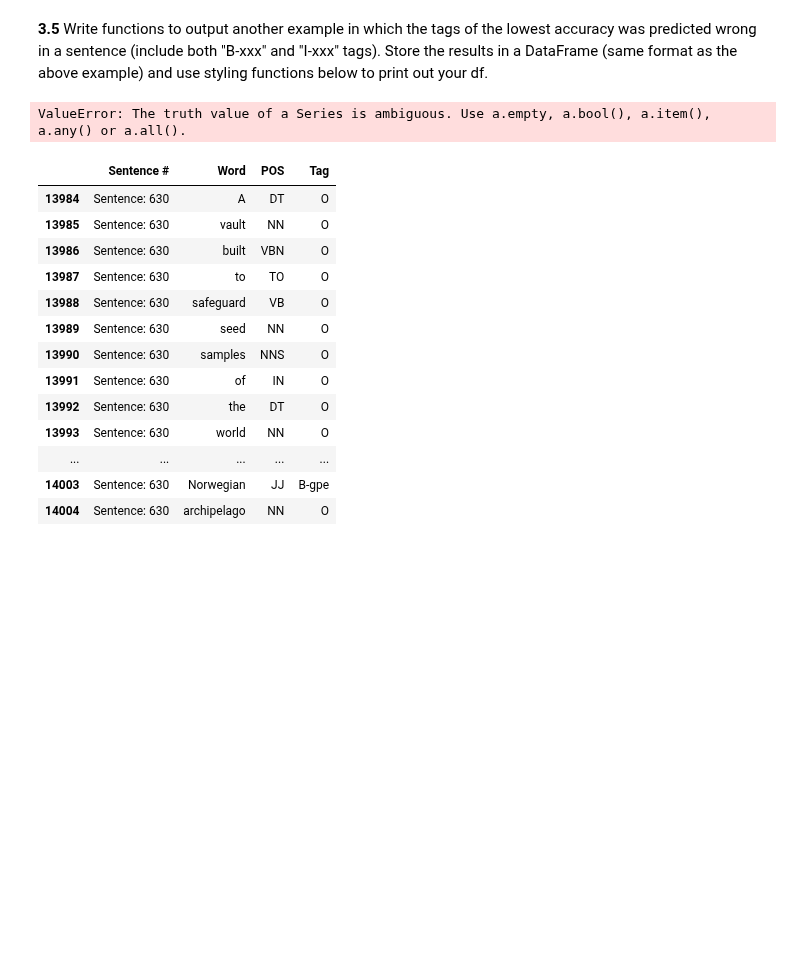
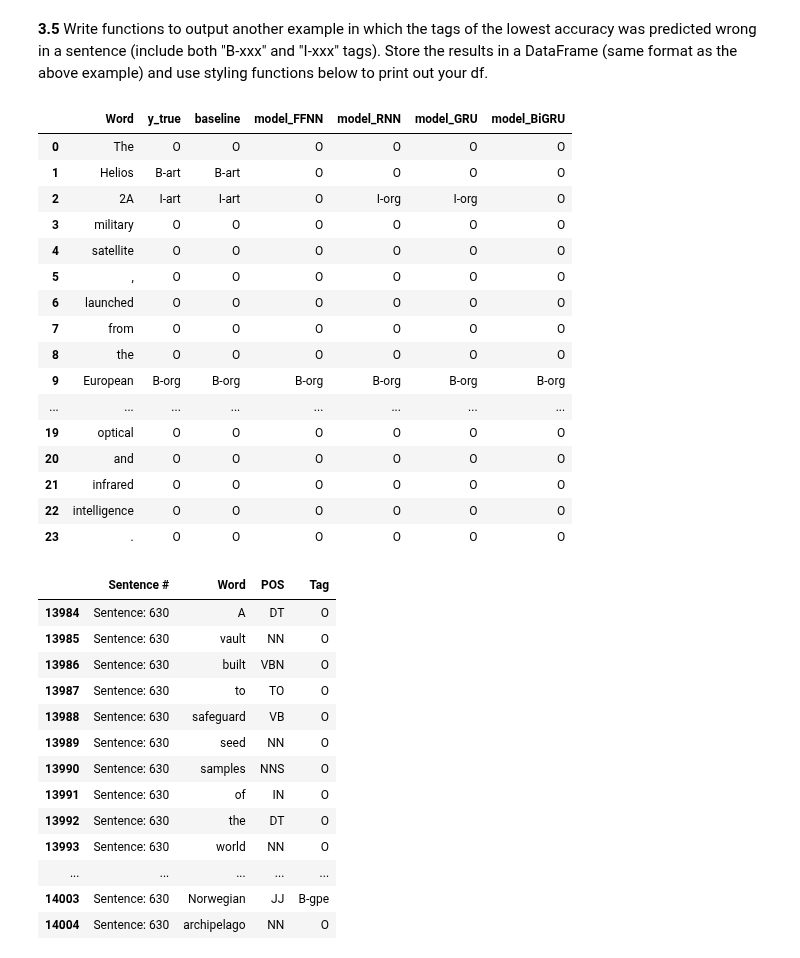
Before and after one commit to jackxxu/2020-CS109B, a Jupyter notebook: content/homeworks/hw06/notebook/cs109b_hw6.ipynb, the cells around one changed output. Saved outputs shown, nothing was run; the diff lists cells and outputs as text; code cells hidden in the pictures; blank space fills up the shorter version.

```diff
--- a/content/homeworks/hw06/notebook/cs109b_hw6.ipynb
+++ b/content/homeworks/hw06/notebook/cs109b_hw6.ipynb
@@ -1059,36 +1059,52 @@ def highlight_errors(s):
     return ['' if v or key=='Word' else 'color: red' for key,v in is_max.iteritems()]
 # %%
 # your code here
-
-# print(tag2idx['I-art'])
-# print(np.where(np.argmax(y_test, axis=2) == tag2idx['I-art']))
 
 def prediction(model_name, sentence):
     model = load_keras_model(model_name)
     return [idx2tag[i] for i in np.argmax(model.predict(np.asarray([sentence]))[0], axis=1)]
 
 def loss_example(tag):
     tag_idx = tag2idx[tag]
     sentence_idx = np.argwhere(np.argmax(y_test, axis=2) == tag_idx)[0, 0]
     sentence = X_test[sentence_idx]
     pad_idx = sentence[-1]
     unpadded = len(sentence[sentence != pad_idx])
 
     tags = np.argmax(y_test, axis=2)[sentence_idx]
 
     return pd.DataFrame(data= {
         'Word': [idx2word[i] for i in sentence],
         'y_true': [idx2tag[i] for i in tags],
         'baseline': [baseline[idx2word[i]] for i in sentence],
         'model_FFNN': prediction('model_FFNN', sentence),
         'model_RNN': prediction('model_RNN', sentence),
         'model_GRU': prediction('model_GRU', sentence),
         'model_BiGRU': prediction('model_BiGRU', sentence)
     }).iloc[:unpadded]
 
-highlight_errors(loss_example('I-art'))
+df = loss_example('I-art')
+
+s = df.style.apply(highlight_errors, axis=1)
+s
 # %% [output]
-ValueError: The truth value of a Series is ambiguous. Use a.empty, a.bool(), a.item(), a.any() or a.all().
+|  | Word | y_true | baseline | model_FFNN | model_RNN | model_GRU | model_BiGRU |
+| 0 | The | O | O | O | O | O | O |
+| 1 | Helios | B-art | B-art | O | O | O | O |
+| 2 | 2A | I-art | I-art | O | I-org | I-org | O |
+| 3 | military | O | O | O | O | O | O |
+| 4 | satellite | O | O | O | O | O | O |
+| 5 | , | O | O | O | O | O | O |
+| 6 | launched | O | O | O | O | O | O |
+| 7 | from | O | O | O | O | O | O |
+| 8 | the | O | O | O | O | O | O |
+| 9 | European | B-org | B-org | B-org | B-org | B-org | B-org |
+| ... | ... | ... | ... | ... | ... | ... | ... |
+| 19 | optical | O | O | O | O | O | O |
+| 20 | and | O | O | O | O | O | O |
+| 21 | infrared | O | O | O | O | O | O |
+| 22 | intelligence | O | O | O | O | O | O |
+| 23 | . | O | O | O | O | O | O |
 # %%
 # your code here
 
```
Also changed, not shown: parts of 1 cell of this notebook.
